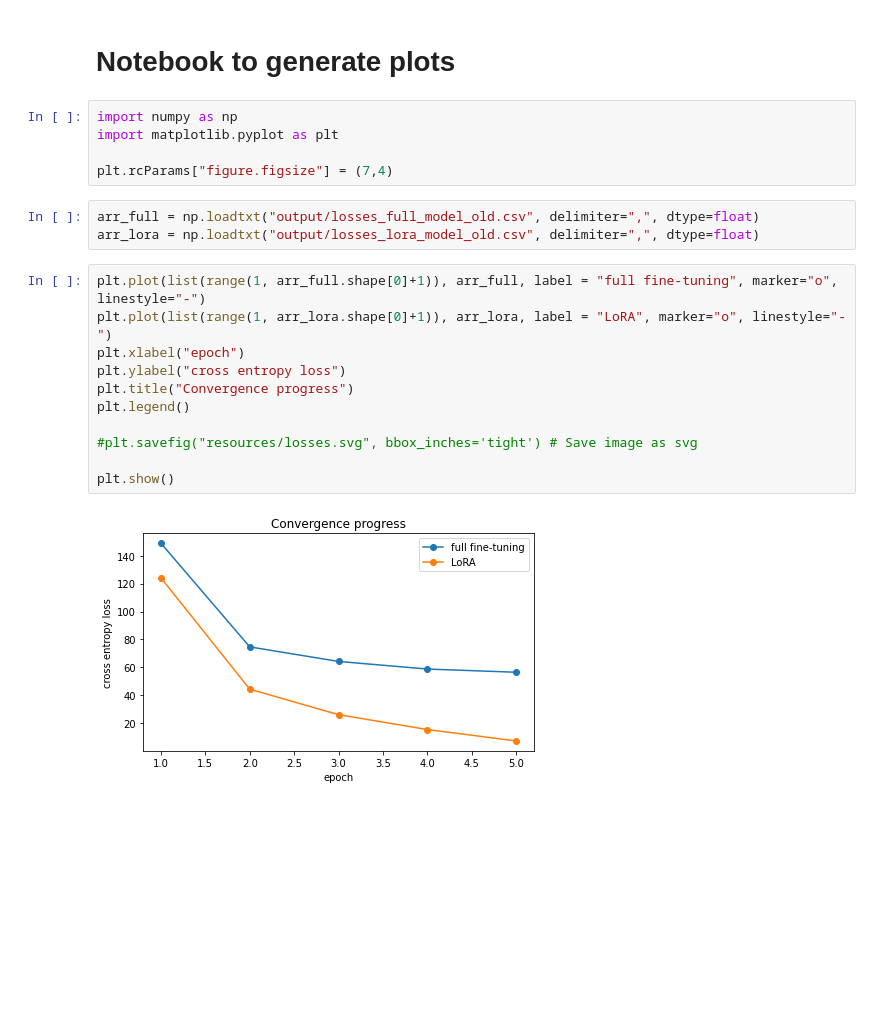
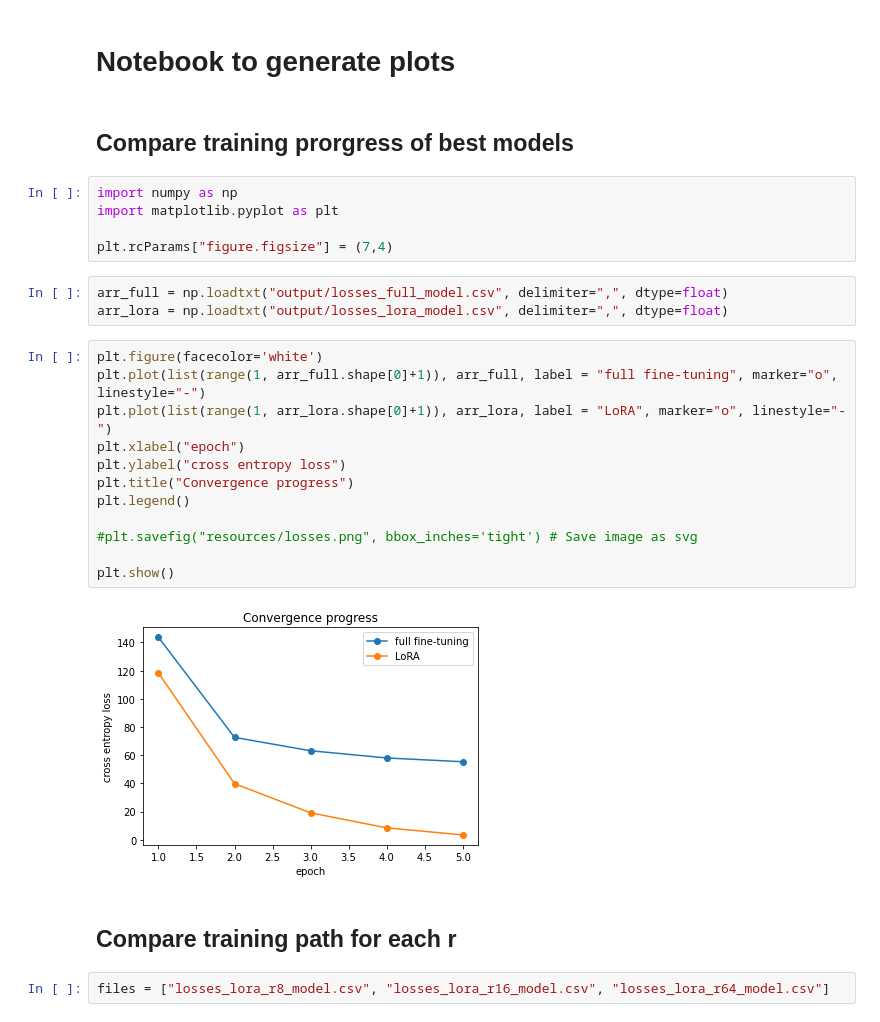
Before and after one commit to f-krause/uio-ADL-project-1, a Jupyter notebook: plots.ipynb, the cells around one changed output. Drawn from its saved outputs; the diff is of its cells as text; blank space fills up the shorter version.

Commit message:
finalize plots notebook

```diff
--- a/plots.ipynb
+++ b/plots.ipynb
@@ -1,23 +1,30 @@
 # %% [markdown]
 # Notebook to generate plots
+# %% [markdown]
+## Compare training prorgress of best models
 # %%
 import numpy as np
 import matplotlib.pyplot as plt
 
 plt.rcParams["figure.figsize"] = (7,4)
 # %%
-arr_full = np.loadtxt("output/losses_full_model_old.csv", delimiter=",", dtype=float)
-arr_lora = np.loadtxt("output/losses_lora_model_old.csv", delimiter=",", dtype=float)
+arr_full = np.loadtxt("output/losses_full_model.csv", delimiter=",", dtype=float)
+arr_lora = np.loadtxt("output/losses_lora_model.csv", delimiter=",", dtype=float)
 # %%
+plt.figure(facecolor='white')
 plt.plot(list(range(1, arr_full.shape[0]+1)), arr_full, label = "full fine-tuning", marker="o", linestyle="-")
 plt.plot(list(range(1, arr_lora.shape[0]+1)), arr_lora, label = "LoRA", marker="o", linestyle="-")
 plt.xlabel("epoch")
 plt.ylabel("cross entropy loss")
 plt.title("Convergence progress")
 plt.legend()
 
-#plt.savefig("resources/losses.svg", bbox_inches='tight') # Save image as svg
+#plt.savefig("resources/losses.png", bbox_inches='tight') # Save image as svg
 
 plt.show()
 # %% [output]
-[figure, old version]
+[figure, new version]
+# %% [markdown]
+## Compare training path for each r
+# %%
+files = ["losses_lora_r8_model.csv", "losses_lora_r16_model.csv", "losses_lora_r64_model.csv"]
```
Also changed, not shown: parts of 1 cell of this notebook.
